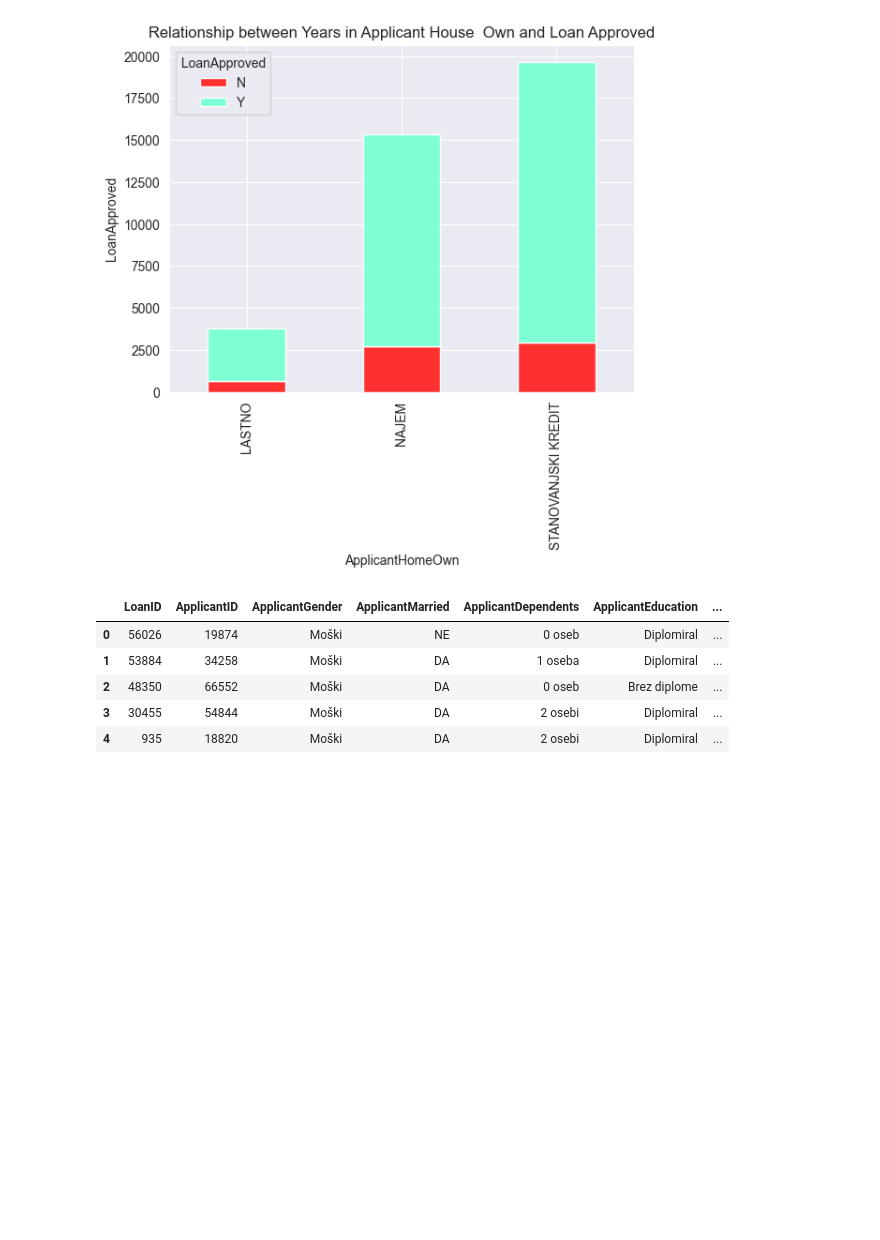
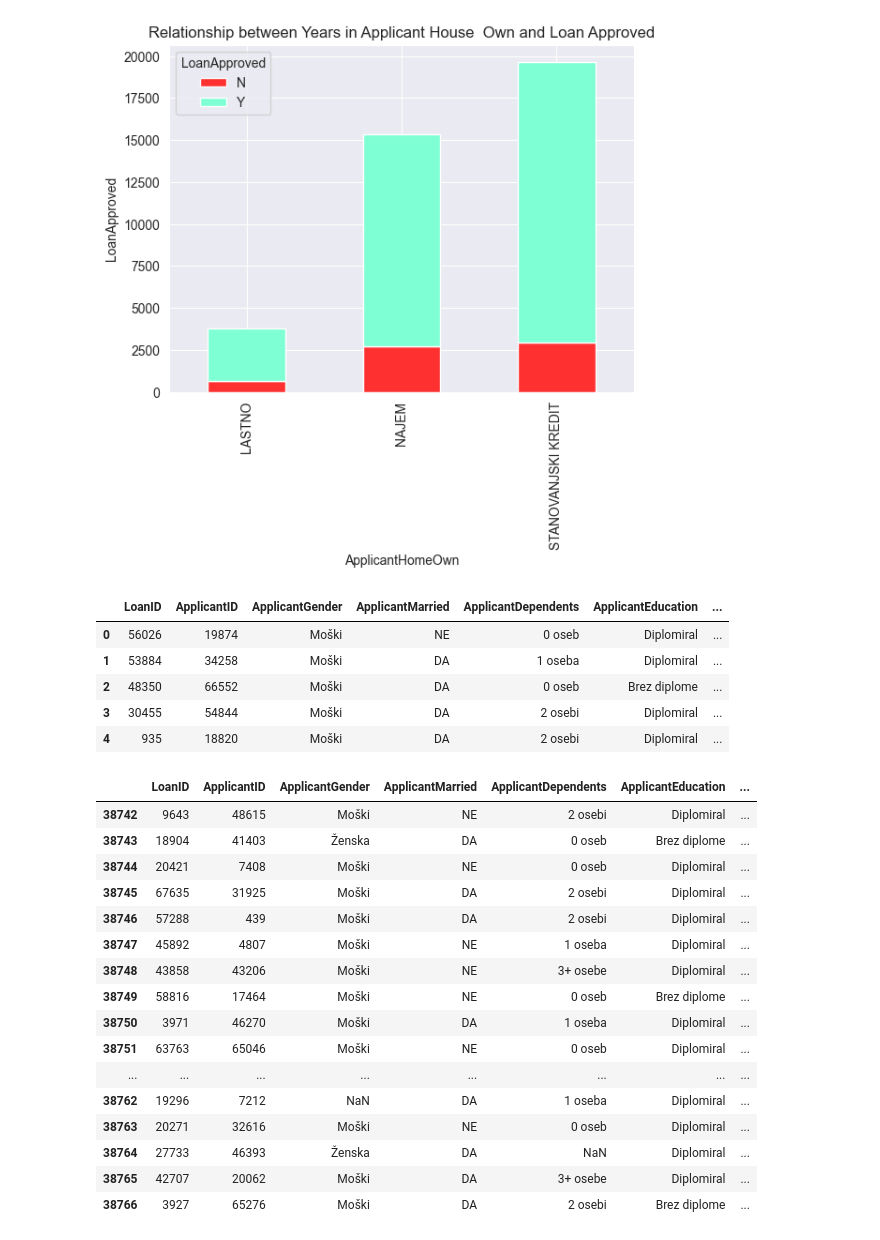
Before and after one commit to kaltrinabaliu/PergatitjaDheVizualizimiiTeDhenave, a Jupyter notebook: BankingDatasetForLoan.ipynb, the cells around one changed output. Saved outputs shown, nothing was run; the diff lists cells and outputs as text; code cells hidden in the pictures; blank space fills up the shorter version.

```diff
--- a/BankingDatasetForLoan.ipynb
+++ b/BankingDatasetForLoan.ipynb
@@ -275,3 +275,23 @@ data.head()
 | 2 | 48350 | 66552 | Moški | DA | 0 oseb | Brez diplome | ... |
 | 3 | 30455 | 54844 | Moški | DA | 2 osebi | Diplomiral | ... |
 | 4 | 935 | 18820 | Moški | DA | 2 osebi | Diplomiral | ... |
+# %%
+data.tail(25)
+# %% [output]
+|  | LoanID | ApplicantID | ApplicantGender | ApplicantMarried | ApplicantDependents | ApplicantEducation | ... |
+| 38742 | 9643 | 48615 | Moški | NE | 2 osebi | Diplomiral | ... |
+| 38743 | 18904 | 41403 | Ženska | DA | 0 oseb | Brez diplome | ... |
+| 38744 | 20421 | 7408 | Moški | NE | 0 oseb | Diplomiral | ... |
+| 38745 | 67635 | 31925 | Moški | DA | 2 osebi | Diplomiral | ... |
+| 38746 | 57288 | 439 | Moški | DA | 2 osebi | Diplomiral | ... |
+| 38747 | 45892 | 4807 | Moški | NE | 1 oseba | Diplomiral | ... |
+| 38748 | 43858 | 43206 | Moški | NE | 3+ osebe | Diplomiral | ... |
+| 38749 | 58816 | 17464 | Moški | NE | 0 oseb | Brez diplome | ... |
+| 38750 | 3971 | 46270 | Moški | DA | 1 oseba | Diplomiral | ... |
+| 38751 | 63763 | 65046 | Moški | NE | 0 oseb | Diplomiral | ... |
+| ... | ... | ... | ... | ... | ... | ... | ... |
+| 38762 | 19296 | 7212 | NaN | DA | 1 oseba | Diplomiral | ... |
+| 38763 | 20271 | 32616 | Moški | NE | 0 oseb | Diplomiral | ... |
+| 38764 | 27733 | 46393 | Ženska | DA | NaN | Diplomiral | ... |
+| 38765 | 42707 | 20062 | Moški | DA | 3+ osebe | Diplomiral | ... |
+| 38766 | 3927 | 65276 | Moški | DA | 2 osebi | Brez diplome | ... |
```
